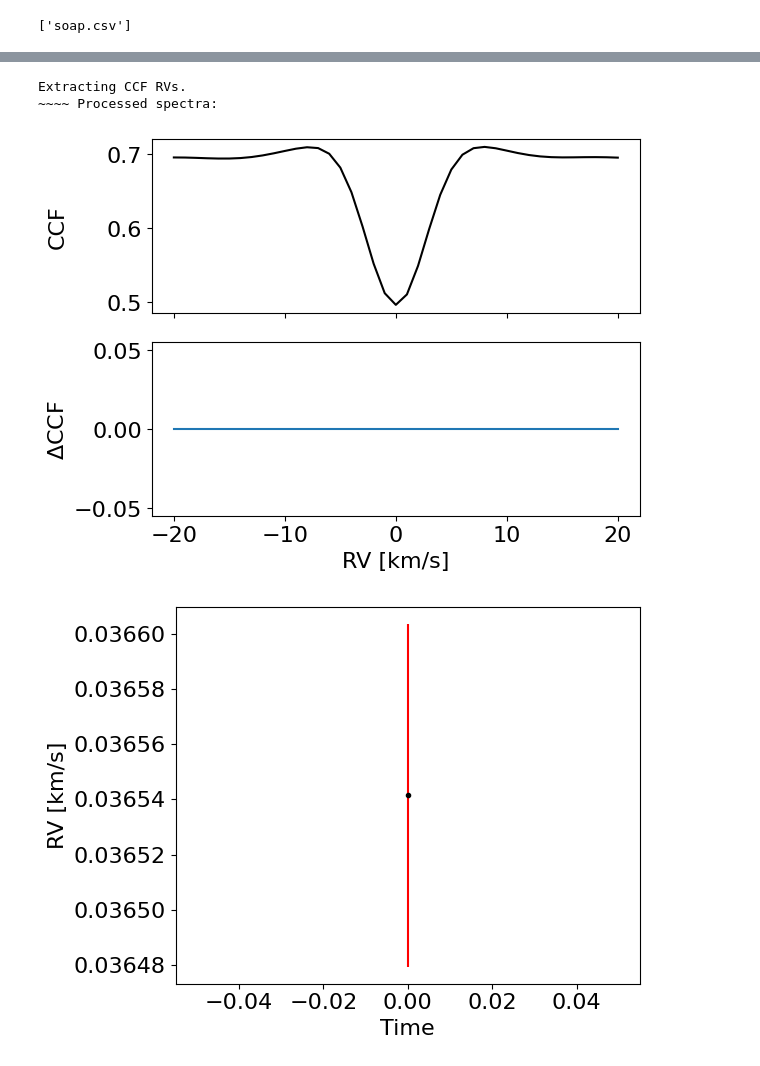
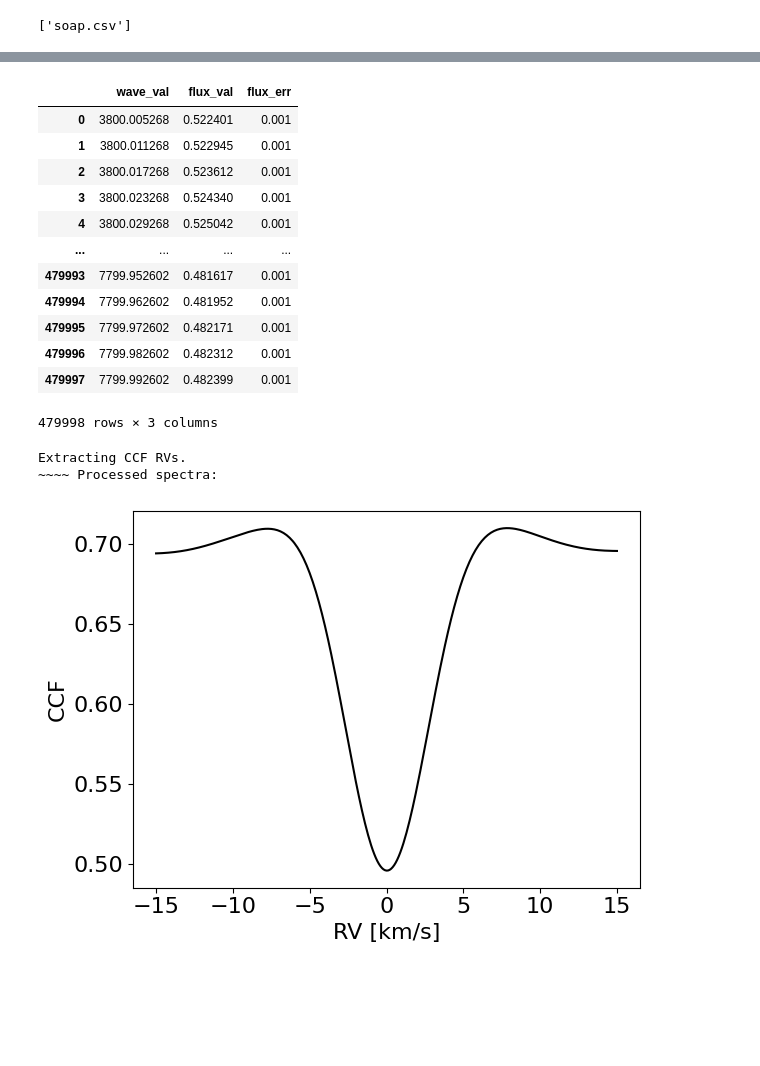
Before and after one commit to vadibekyan/DL_RV_diogo, a Jupyter notebook: integrated_star.ipynb, the cells around one changed output, grey strips where cells are left out. Drawn from its saved outputs; the diff is of its cells as text; code cells hidden in the pictures; blank space fills up the shorter version.

```diff
--- a/integrated_star.ipynb
+++ b/integrated_star.ipynb
@@ -313,42 +380,55 @@ Extracting CCF RVs.
+# %%
+# Generate 100m/s shifted SOAP spectrum for testing.
+shift_spectrum_csv(
+    input_csv="./saved_spectra/csv_spectra/soap.csv",
+    output_csv="./saved_spectra/csv_spectra/soap_100ms_shifted.csv",
+    rv=100 / 1000.0,
+    fill_value=1.0,
+    )
+# %% [output]
+|  | wave_val | flux_val | flux_err |
+| 0 | 3800.005268 | 0.522401 | 0.001 |
+| 1 | 3800.011268 | 0.522945 | 0.001 |
+| 2 | 3800.017268 | 0.523612 | 0.001 |
+| 3 | 3800.023268 | 0.524340 | 0.001 |
+| 4 | 3800.029268 | 0.525042 | 0.001 |
+| ... | ... | ... | ... |
+| 479993 | 7799.952602 | 0.481617 | 0.001 |
+| 479994 | 7799.962602 | 0.481952 | 0.001 |
+| 479995 | 7799.972602 | 0.482171 | 0.001 |
+| 479996 | 7799.982602 | 0.482312 | 0.001 |
+| 479997 | 7799.992602 | 0.482399 | 0.001 |
+479998 rows × 3 columns
 # %%
 # Example: compute one CCF from one input spectrum and one mask.
 soap_arve_result = create_arve_ccf(
     input_spectrum="./saved_spectra/csv_spectra/soap.csv",
     mask_path="./saved_spectra/G5_mask.csv",
-    vrad_grid=(-20.0, 20.0, 1),
+    vrad_grid=(-15.0, 15.0, 0.1),
 )
 
-ccf_soap = soap_arve_result["example"]
 ccf_vrad_soap = soap_arve_result["ccf_vrad"]
 ccf_val_soap = soap_arve_result["ccf_val"]
-ccf_err_soap = soap_arve_result["ccf_err"]
-time_val_soap = soap_arve_result["time_val"]
-vrad_val_soap = soap_arve_result["vrad_val"]
-vrad_err_soap = soap_arve_result["vrad_err"]
-Nfile = len(soap_arve_result["files"])
+
+soap_arve_ccf = pd.DataFrame(
+    {
+        "ccf_vrad": ccf_vrad_soap,
+        "ccf_val": ccf_val_soap[0]
+    }
+)
+soap_arve_ccf.to_csv("./saved_spectra/soap_arve_ccf.csv", index=False)
 
 # Plot the CCF and RV results for the selected input spectrum.
-fig, axs = plt.subplots(2, sharex=True)
-axs[0].plot(ccf_vrad_soap, np.median(ccf_val_soap, axis=0), "-k")
-axs[0].set_ylabel("CCF")
-for i in range(Nfile):
-    axs[1].plot(ccf_vrad_soap, ccf_val_soap[i] - np.median(ccf_val_soap, axis=0), "-")
-axs[1].set_xlabel("RV [km/s]")
-axs[1].set_ylabel("$\Delta$CCF")
+fig, axs = plt.subplots(1)
+axs.plot(ccf_vrad_soap, ccf_val_soap[0], "-k")
+axs.set_ylabel("CCF")
+axs.set_xlabel("RV [km/s]")
 fig.align_ylabels()
 plt.tight_layout()
 plt.show()
-
-plt.figure()
-plt.errorbar(time_val_soap, vrad_val_soap, vrad_err_soap, fmt=".", color="k", ecolor="r")
-plt.xlabel("Time")
-plt.ylabel("RV [km/s]")
-plt.tight_layout()
-plt.show()
 # %% [output]
 Extracting CCF RVs.
 ~~~~ Processed spectra:
-[figure, old version]
+[figure, new version]
-[figure, removed]
 # %%
 # Example: compute one CCF from one input spectrum and one mask.
```
Also changed, not shown: parts of 6 cells of this notebook, 6 other files.
